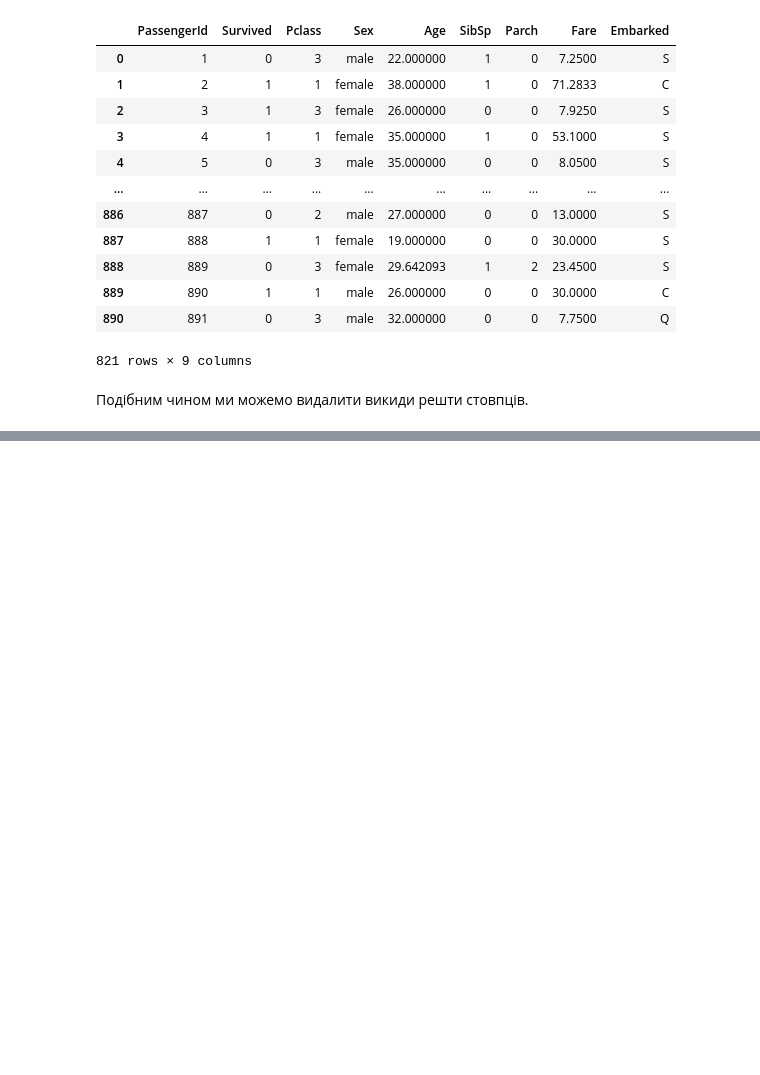
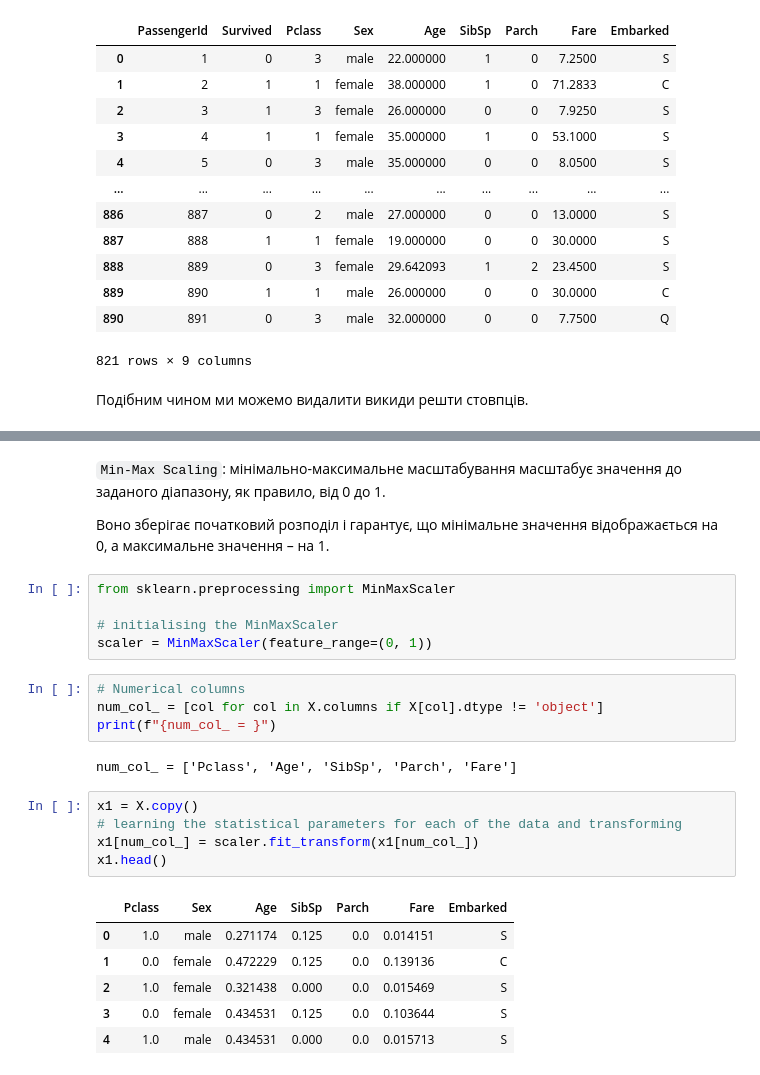
Before and after one commit to SerhiiMiroshnychenko/DataScience, a Jupyter notebook: geeksforgeeks_machine-learning/Data Cleaning.ipynb, the cells around one changed output, grey strips where cells are left out. Cells and saved outputs as stored; diff of their text form; blank space fills up the shorter version.

```diff
--- a/geeksforgeeks_machine-learning/Data Cleaning.ipynb
+++ b/geeksforgeeks_machine-learning/Data Cleaning.ipynb
@@ -242,0 +303,27 @@ df4
+# %% [markdown]
+`Min-Max Scaling`: мінімально-максимальне масштабування масштабує значення до заданого діапазону, як правило, від 0 до 1.
+
+Воно зберігає початковий розподіл і гарантує, що мінімальне значення відображається на 0, а максимальне значення – на 1.
+# %%
+from sklearn.preprocessing import MinMaxScaler
+
+# initialising the MinMaxScaler
+scaler = MinMaxScaler(feature_range=(0, 1))
+# %%
+# Numerical columns
+num_col_ = [col for col in X.columns if X[col].dtype != 'object']
+print(f"{num_col_ = }")
+# %% [output]
+num_col_ = ['Pclass', 'Age', 'SibSp', 'Parch', 'Fare']
+# %%
+x1 = X.copy()
+# learning the statistical parameters for each of the data and transforming
+x1[num_col_] = scaler.fit_transform(x1[num_col_])
+x1.head()
+# %% [output]
+|  | Pclass | Sex | Age | SibSp | Parch | Fare | Embarked |
+| 0 | 1.0 | male | 0.271174 | 0.125 | 0.0 | 0.014151 | S |
+| 1 | 0.0 | female | 0.472229 | 0.125 | 0.0 | 0.139136 | C |
+| 2 | 1.0 | female | 0.321438 | 0.000 | 0.0 | 0.015469 | S |
+| 3 | 0.0 | female | 0.434531 | 0.125 | 0.0 | 0.103644 | S |
+| 4 | 1.0 | male | 0.434531 | 0.000 | 0.0 | 0.015713 | S |
```
Also changed, not shown: parts of 19 cells of this notebook.
